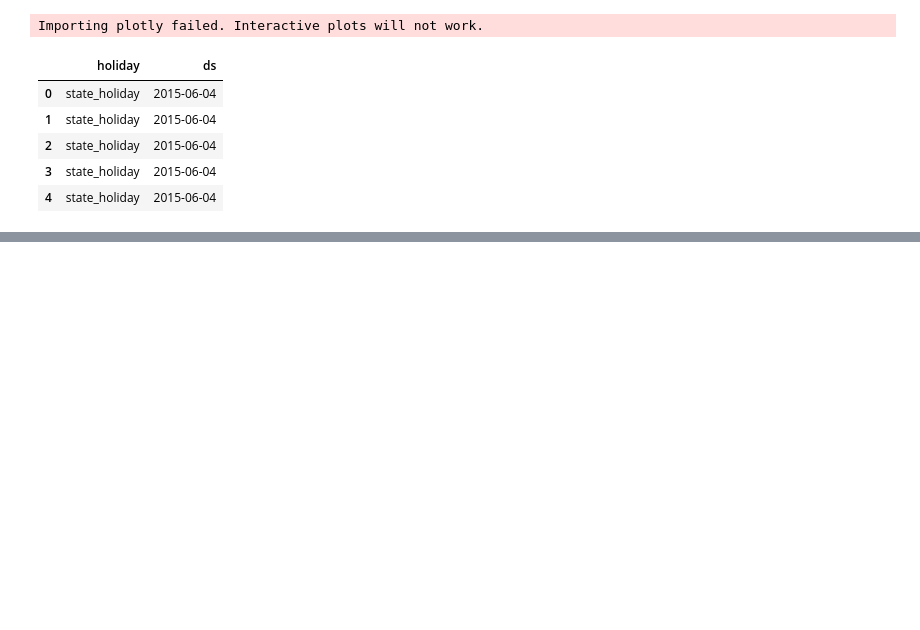
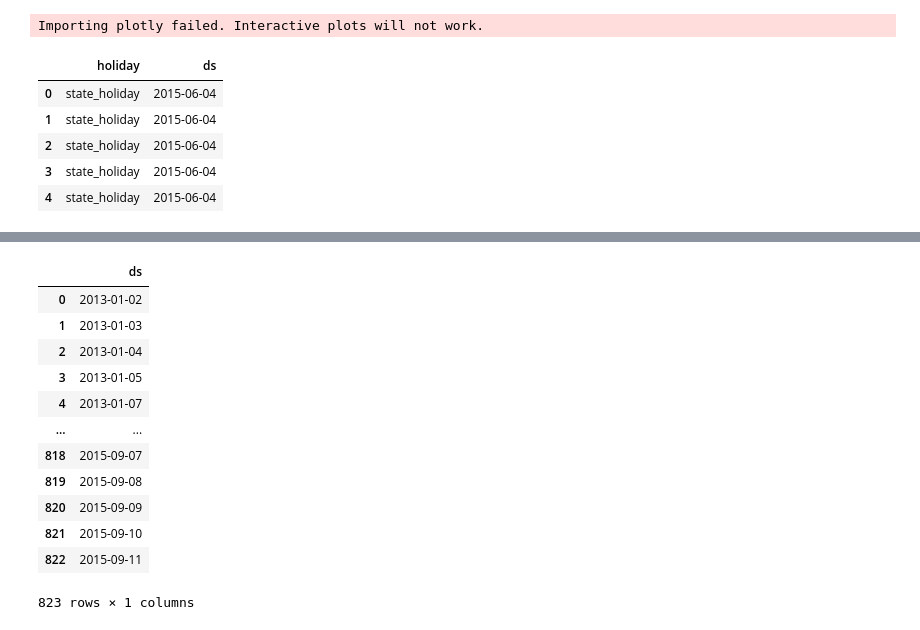
Before and after one commit to Azariagmt/Rossmann-Pharmaceuticals-Sales-prediction, a Jupyter notebook: notebooks/Prophet Forecast.ipynb, the cells around one changed output, grey strips where cells are left out. Cells and saved outputs as stored; diff of their text form; code cells hidden in the pictures; blank space fills up the shorter version.

```diff
--- a/notebooks/Prophet Forecast.ipynb
+++ b/notebooks/Prophet Forecast.ipynb
@@ -57,7 +57,7 @@ Importing plotly failed. Interactive plots will not work.
 # %%
 # set the uncertainty interval to 95% (the Prophet default is 80%)
 my_model = Prophet(interval_width = 0.95,
-                   holidays = holidays)
+                   holidays = holidays, daily_seasonality=True)
 my_model.fit(sales)
 
 # dataframe that extends into future 6 weeks
@@ -84,0 +77,16 @@ my_model.plot(forecast)
+# %%
+future_dates
+# %% [output]
+|  | ds |
+| 0 | 2013-01-02 |
+| 1 | 2013-01-03 |
+| 2 | 2013-01-04 |
+| 3 | 2013-01-05 |
+| 4 | 2013-01-07 |
+| ... | ... |
+| 818 | 2015-09-07 |
+| 819 | 2015-09-08 |
+| 820 | 2015-09-09 |
+| 821 | 2015-09-10 |
+| 822 | 2015-09-11 |
+823 rows × 1 columns
```
Also changed, not shown: parts of 2 cells of this notebook.
